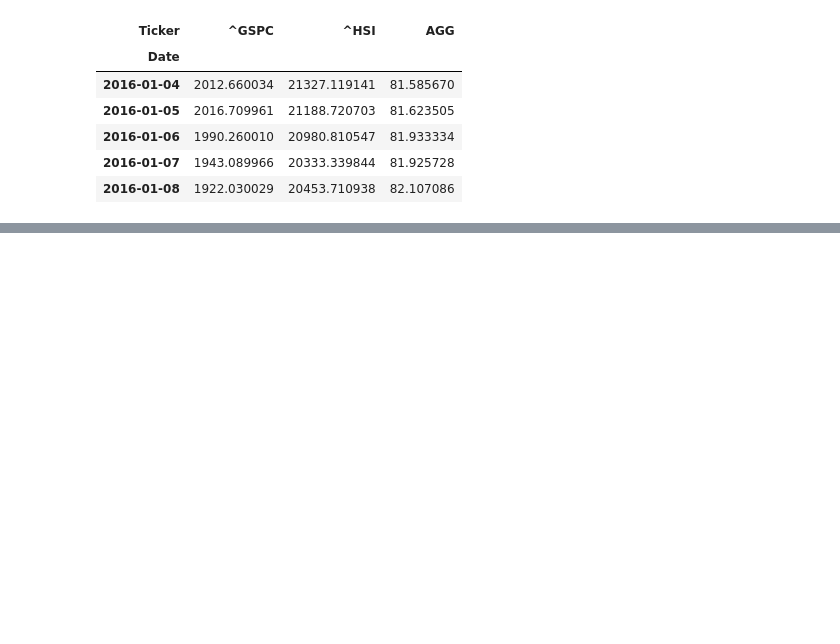
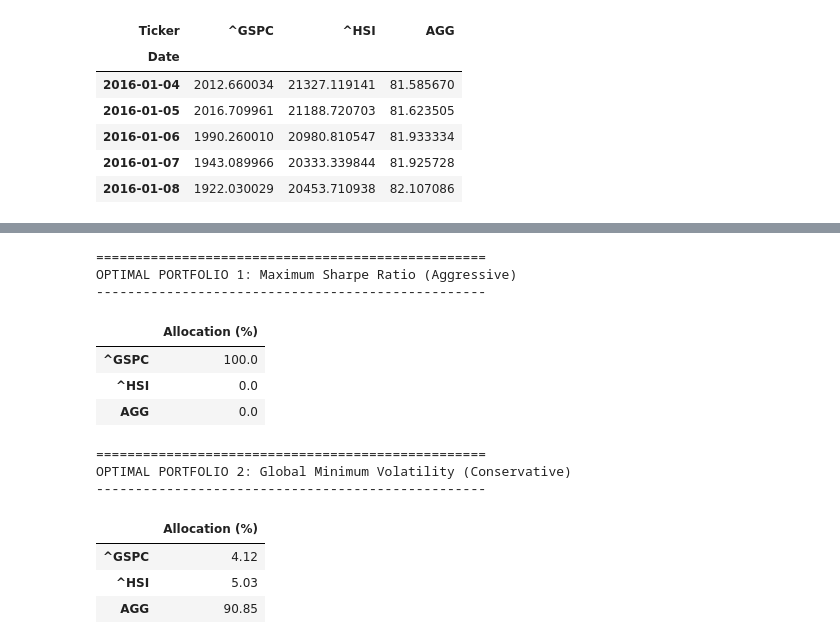
Before and after one commit to dcjznb/Optimizing-Macro-Asset-Allocation-for-Mandatory-Provident-Funds, a Jupyter notebook: MPF_Allocation.ipynb, the cells around one changed output, grey strips where cells are left out. Saved outputs shown, nothing was run; the diff lists cells and outputs as text; code cells hidden in the pictures; blank space fills up the shorter version.

```diff
--- a/MPF_Allocation.ipynb
+++ b/MPF_Allocation.ipynb
@@ -52,0 +112,56 @@ plt.show()
+# %%
+# 8. Define Objective Functions for Optimization
+def calc_portfolio_perf(weights, returns, cov_matrix, rf_rate):
+    p_ret = np.sum(weights * returns)
+    p_vol = np.sqrt(np.dot(weights.T, np.dot(cov_matrix, weights)))
+    return p_ret, p_vol
+
+def neg_sharpe(weights, returns, cov_matrix, rf_rate):
+    p_ret, p_vol = calc_portfolio_perf(weights, returns, cov_matrix, rf_rate)
+    return -(p_ret - rf_rate) / p_vol
+
+def get_volatility(weights, returns, cov_matrix, rf_rate):
+    return calc_portfolio_perf(weights, returns, cov_matrix, rf_rate)[1]
+
+# 9. Constraints and Bounds
+num_assets = len(tickers)
+args = (annual_returns, annual_cov_matrix, risk_free_rate)
+constraints = ({'type': 'eq', 'fun': lambda x: np.sum(x) - 1})
+bounds = tuple((0.0, 1.0) for asset in range(num_assets))
+initial_guess = num_assets * [1. / num_assets]
+
+# 10. Run Optimizations
+opt_sharpe = sco.minimize(neg_sharpe, initial_guess, args=args,
+                          method='SLSQP', bounds=bounds, constraints=constraints)
+
+opt_min_vol = sco.minimize(get_volatility, initial_guess, args=args,
+                           method='SLSQP', bounds=bounds, constraints=constraints)
+
+# 11. Display Final Results
+print("=" * 50)
+print("OPTIMAL PORTFOLIO 1: Maximum Sharpe Ratio (Aggressive)")
+print("-" * 50)
+sharpe_weights = pd.DataFrame(opt_sharpe.x, index=tickers, columns=['Allocation (%)'])
+sharpe_weights['Allocation (%)'] = (sharpe_weights['Allocation (%)'] * 100).round(2)
+display(sharpe_weights)
+print("\n" + "=" * 50)
+print("OPTIMAL PORTFOLIO 2: Global Minimum Volatility (Conservative)")
+print("-" * 50)
+min_vol_weights = pd.DataFrame(opt_min_vol.x, index=tickers, columns=['Allocation (%)'])
+min_vol_weights['Allocation (%)'] = (min_vol_weights['Allocation (%)'] * 100).round(2)
+display(min_vol_weights)
+# %% [output]
+==================================================
+OPTIMAL PORTFOLIO 1: Maximum Sharpe Ratio (Aggressive)
+--------------------------------------------------
+|  | Allocation (%) |
+| ^GSPC | 100.0 |
+| ^HSI | 0.0 |
+| AGG | 0.0 |
+==================================================
+OPTIMAL PORTFOLIO 2: Global Minimum Volatility (Conservative)
+--------------------------------------------------
+|  | Allocation (%) |
+| ^GSPC | 4.12 |
+| ^HSI | 5.03 |
+| AGG | 90.85 |
```
Also changed, not shown: parts of 7 cells of this notebook, 1 other file.
